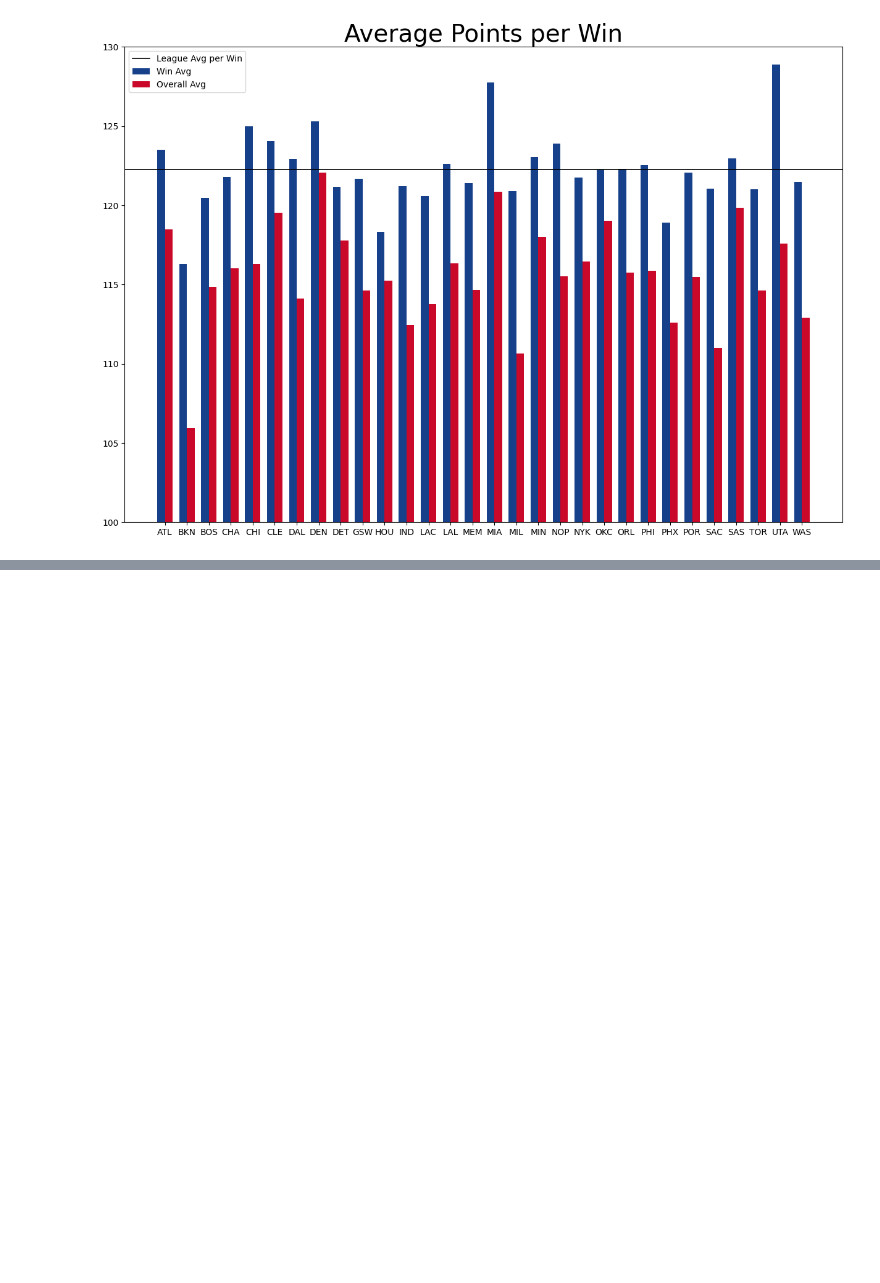
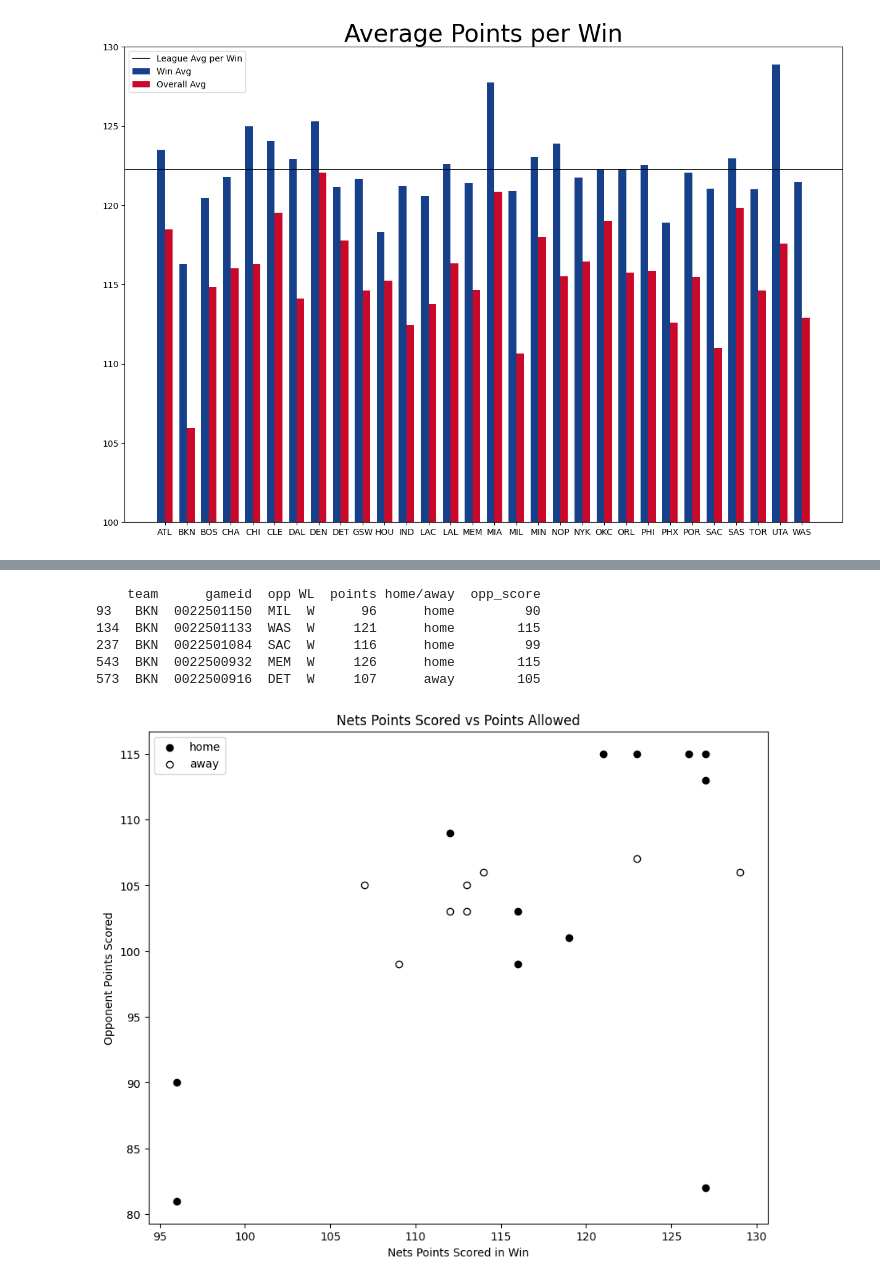
Before and after one commit to wjpericles/nba-data-visuals, a Jupyter notebook: src/02_points_per_win/points_per_win.ipynb, the cells around one changed output, grey strips where cells are left out. Saved outputs shown, nothing was run; the diff lists cells and outputs as text; code cells hidden in the pictures; blank space fills up the shorter version.

```diff
--- a/src/02_points_per_win/points_per_win.ipynb
+++ b/src/02_points_per_win/points_per_win.ipynb
@@ -153,0 +190,26 @@ plt.show()
+# %%
+bkn_wins = game_stats[(game_stats['team']== 'BKN') & (game_stats['WL'] == 'W')]
+print(bkn_wins.head())
+
+bkn_home = bkn_wins[bkn_wins['home/away'] == 'home']
+bkn_away = bkn_wins[bkn_wins['home/away'] == 'away']
+
+
+fig3, ax3 = plt.subplots(figsize =(10, 8))
+# plt.scatter(uta_wins['points'], uta_wins['opp_score'], color=colors)
+scat_home = plt.scatter(bkn_home['points'], bkn_home['opp_score'], color='black')
+scat_away = plt.scatter(bkn_away['points'], bkn_away['opp_score'], color='white', edgecolors='black')
+plt.title('Nets Points Scored vs Points Allowed')
+ax3.set_xlabel("Nets Points Scored in Win")
+ax3.set_ylabel("Opponent Points Scored")
+plt.legend(['home', 'away'])
+plt.savefig('plots/bkn_wins_scatter') # save figure off as a .png
+plt.show()
+# %% [output]
+    team      gameid  opp WL  points home/away  opp_score
+93   BKN  0022501150  MIL  W      96      home         90
+134  BKN  0022501133  WAS  W     121      home        115
+237  BKN  0022501084  SAC  W     116      home         99
+543  BKN  0022500932  MEM  W     126      home        115
+573  BKN  0022500916  DET  W     107      away        105
+[figure, added]
```
Also changed, not shown: parts of 3 cells of this notebook, 3 other files.
